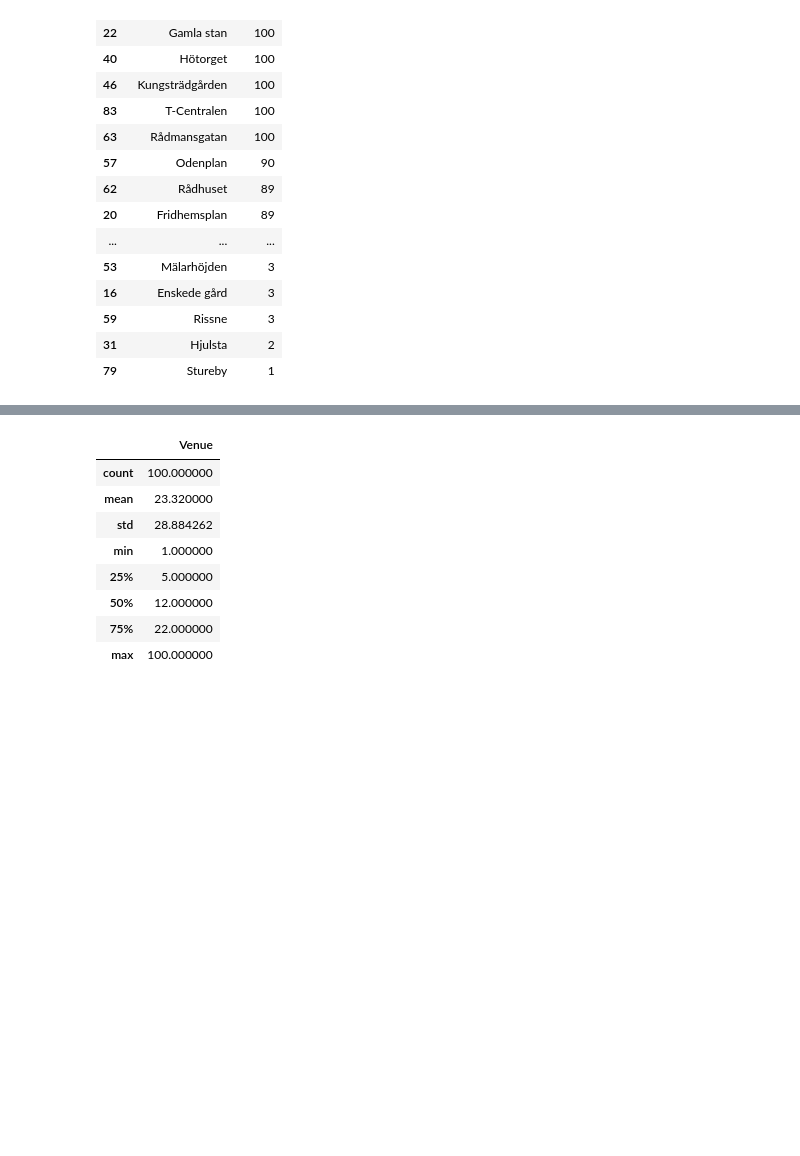
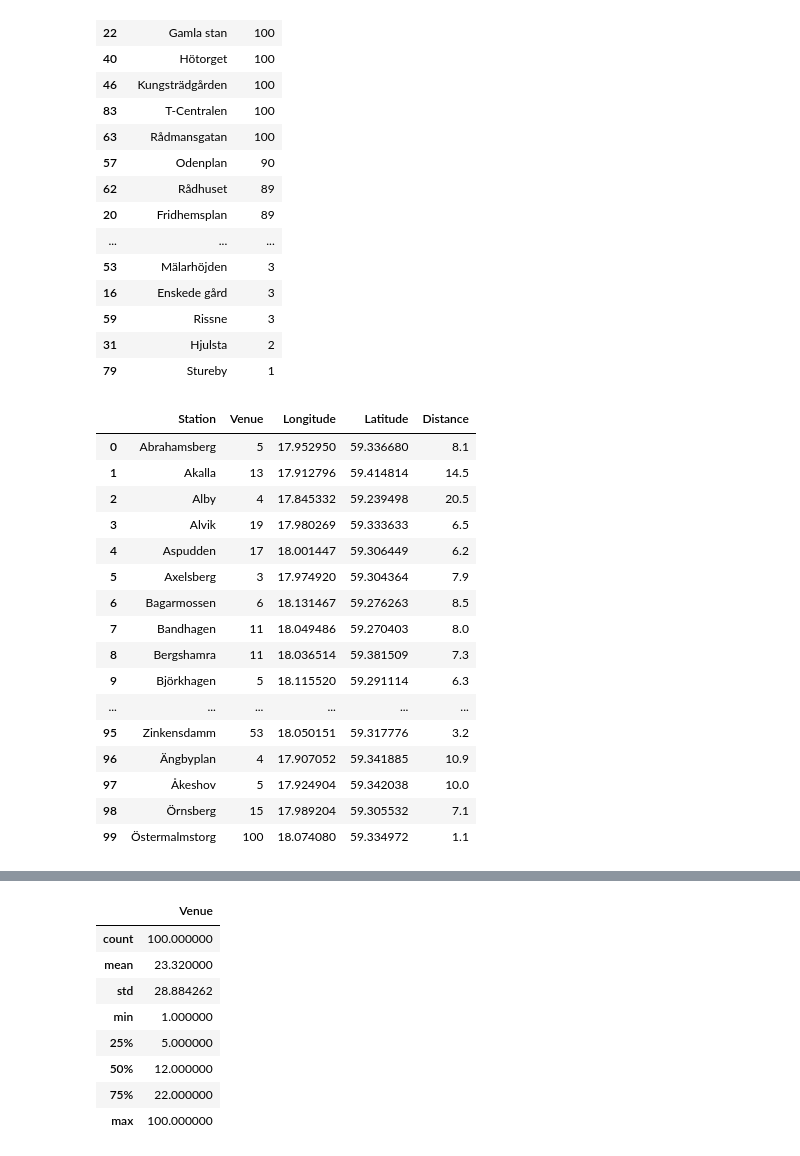
Before and after one commit to OxanaFalk/Coursera_Capstone, a Jupyter notebook: Notebook_Final_assigment_Capstone_Project_Oxana_Falk.ipynb, the cells around one changed output, grey strips where cells are left out. Saved outputs shown, nothing was run; the diff lists cells and outputs as text; code cells hidden in the pictures; blank space fills up the shorter version.

```diff
--- a/Notebook_Final_assigment_Capstone_Project_Oxana_Falk.ipynb
+++ b/Notebook_Final_assigment_Capstone_Project_Oxana_Falk.ipynb
@@ -325,3 +395,28 @@ venues_grouped.sort_values('Venue', ascending=False)
 | 59 | Rissne | 3 |
 | 31 | Hjulsta | 2 |
 | 79 | Stureby | 1 |
+# %%
+dist_venues=venues_grouped
+dist_venues.rename(columns={'Metro station': 'Station'}, inplace=True)
+dist_venues_1=dist_venues.merge(df4, how='left', on='Station')
+#dist_venues_1['Distance'] = [x.replace(',', '.') for x in dist_venues_1['Distance']]
+#dist_venues_1['Distance'] = pd.to_numeric(dist_venues_1['Distance'])
+dist_venues_1.head(100)
+# %% [output]
+|  | Station | Venue | Longitude | Latitude | Distance |
+| 0 | Abrahamsberg | 5 | 17.952950 | 59.336680 | 8.1 |
+| 1 | Akalla | 13 | 17.912796 | 59.414814 | 14.5 |
+| 2 | Alby | 4 | 17.845332 | 59.239498 | 20.5 |
+| 3 | Alvik | 19 | 17.980269 | 59.333633 | 6.5 |
+| 4 | Aspudden | 17 | 18.001447 | 59.306449 | 6.2 |
+| 5 | Axelsberg | 3 | 17.974920 | 59.304364 | 7.9 |
+| 6 | Bagarmossen | 6 | 18.131467 | 59.276263 | 8.5 |
+| 7 | Bandhagen | 11 | 18.049486 | 59.270403 | 8.0 |
+| 8 | Bergshamra | 11 | 18.036514 | 59.381509 | 7.3 |
+| 9 | Björkhagen | 5 | 18.115520 | 59.291114 | 6.3 |
+| ... | ... | ... | ... | ... | ... |
+| 95 | Zinkensdamm | 53 | 18.050151 | 59.317776 | 3.2 |
+| 96 | Ängbyplan | 4 | 17.907052 | 59.341885 | 10.9 |
+| 97 | Åkeshov | 5 | 17.924904 | 59.342038 | 10.0 |
+| 98 | Örnsberg | 15 | 17.989204 | 59.305532 | 7.1 |
+| 99 | Östermalmstorg | 100 | 18.074080 | 59.334972 | 1.1 |
```
Also changed, not shown: parts of 15 cells of this notebook.
